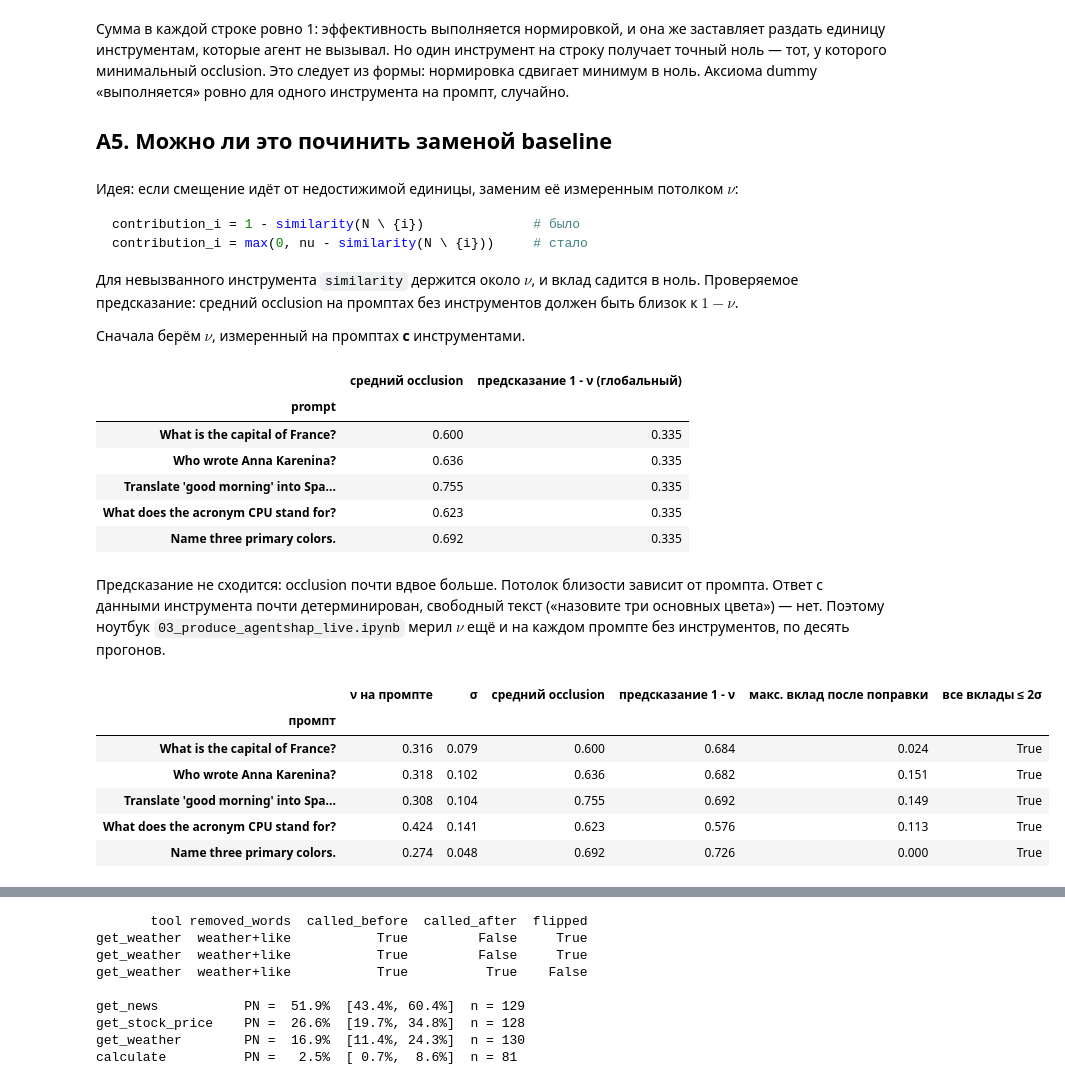
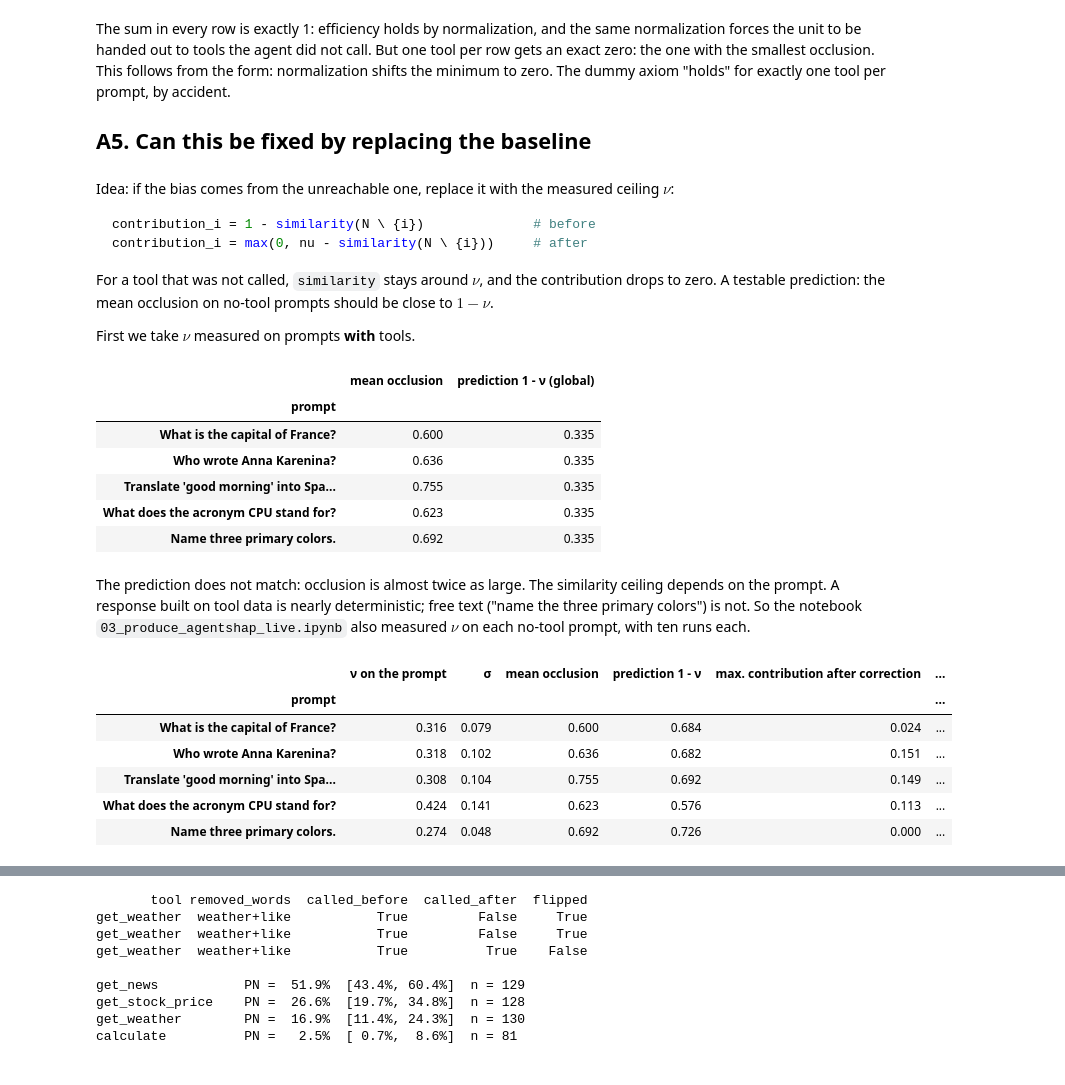
Before and after one commit to SadSabrina/ysda_agents, a Jupyter notebook: notebooks/02_agent_attribution.ipynb, the cells around one changed output, grey strips where cells are left out. Saved outputs shown, nothing was run; the diff lists cells and outputs as text; code cells hidden in the pictures.

````diff
--- a/notebooks/02_agent_attribution.ipynb
+++ b/notebooks/02_agent_attribution.ipynb
@@ -145,6 +145,6 @@ runs = pd.concat([finance, notool])
 check = []
 for prompt, g in runs.groupby("prompt", sort=False):
     closed = shapley_from_occlusion(tool_occlusion_importance(g, TOOL_NAMES))
-    check.append({"промпт": prompt[:45], "макс. расхождение": np.abs(closed - shap_lib.loc[prompt, TOOL_NAMES]).max()})
-pd.DataFrame(check).set_index("промпт")
+    check.append({"prompt": prompt[:45], "max. discrepancy": np.abs(closed - shap_lib.loc[prompt, TOOL_NAMES]).max()})
+pd.DataFrame(check).set_index("prompt")
 # %% [output]
@@ -276,36 +276,36 @@ Translate 'good morning' into Spanish.            0.0
 What does the acronym CPU stand for?              0.0
 Name three primary colors.                        1.0
 # %% [markdown]
-Сумма в каждой строке ровно 1: эффективность выполняется нормировкой, и она же
-заставляет раздать единицу инструментам, которые агент не вызывал. Но
-один инструмент на строку получает точный ноль — тот, у которого минимальный
-occlusion. Это следует из формы: нормировка сдвигает минимум в ноль.
-Аксиома dummy «выполняется» ровно для одного инструмента на промпт, случайно.
+The sum in every row is exactly 1: efficiency holds by normalization, and the same normalization
+forces the unit to be handed out to tools the agent did not call. But
+one tool per row gets an exact zero: the one with the smallest
+occlusion. This follows from the form: normalization shifts the minimum to zero.
+The dummy axiom "holds" for exactly one tool per prompt, by accident.
 
-## A5. Можно ли это починить заменой baseline
+## A5. Can this be fixed by replacing the baseline
 # %% [markdown]
-Идея: если смещение идёт от недостижимой единицы, заменим её измеренным
-потолком $\nu$:
+Idea: if the bias comes from the unreachable one, replace it with the measured
+ceiling $\nu$:
 
 ```python
-contribution_i = 1 - similarity(N \ {i})              # было
-contribution_i = max(0, nu - similarity(N \ {i}))     # стало
+contribution_i = 1 - similarity(N \ {i})              # before
+contribution_i = max(0, nu - similarity(N \ {i}))     # after
 ```
 
-Для невызванного инструмента `similarity` держится около $\nu$, и вклад
-садится в ноль. Проверяемое предсказание: средний occlusion на промптах
-без инструментов должен быть близок к $1 - \nu$.
+For a tool that was not called, `similarity` stays around $\nu$, and the contribution
+drops to zero. A testable prediction: the mean occlusion on no-tool prompts
+should be close to $1 - \nu$.
 
-Сначала берём $\nu$, измеренный на промптах **с** инструментами.
+First we take $\nu$ measured on prompts **with** tools.
 # %%
 check = pd.DataFrame({
-    "средний occlusion": notool.groupby("prompt", sort=False)
+    "mean occlusion": notool.groupby("prompt", sort=False)
         .apply(lambda g: tool_occlusion_importance(g, TOOL_NAMES).mean()),
 })
-check["предсказание 1 - ν (глобальный)"] = nf.bias
+check["prediction 1 - ν (global)"] = nf.bias
 check.round(3)
 # %% [output]
-|  | средний occlusion | предсказание 1 - ν (глобальный) |
+|  | mean occlusion | prediction 1 - ν (global) |
 | prompt |  |  |
 | What is the capital of France? | 0.600 | 0.335 |
 | Who wrote Anna Karenina? | 0.636 | 0.335 |
@@ -313,29 +313,29 @@ check.round(3)
 | What does the acronym CPU stand for? | 0.623 | 0.335 |
 | Name three primary colors. | 0.692 | 0.335 |
 # %% [markdown]
-Предсказание не сходится: occlusion почти вдвое больше. Потолок близости
-зависит от промпта. Ответ с данными инструмента почти детерминирован,
-свободный текст («назовите три основных цвета») — нет. Поэтому ноутбук `03_produce_agentshap_live.ipynb`
-мерил $\nu$ ещё и на каждом промпте без инструментов, по десять прогонов.
+The prediction does not match: occlusion is almost twice as large. The similarity ceiling
+depends on the prompt. A response built on tool data is nearly deterministic;
+free text ("name the three primary colors") is not. So the notebook `03_produce_agentshap_live.ipynb`
+also measured $\nu$ on each no-tool prompt, with ten runs each.
 # %%
 nf_p = {p: NoiseFloor(**d) for p, d in json.loads(open(DATA + "noise_floor_notool.json").read()).items()}
 
 rows = []
 for prompt, g in notool.groupby("prompt", sort=False):
     n = nf_p[prompt]
     corrected = corrected_contributions(g, TOOL_NAMES, n.nu)
-    rows.append({"промпт": prompt[:40], "ν на промпте": n.nu, "σ": n.sd,
-                 "средний occlusion": tool_occlusion_importance(g, TOOL_NAMES).mean(),
-                 "предсказание 1 - ν": 1 - n.nu,
-                 "макс. вклад после поправки": corrected.max(),
-                 "все вклады ≤ 2σ": bool((corrected <= 2 * n.sd).all())})
-pd.DataFrame(rows).set_index("промпт").round(3)
+    rows.append({"prompt": prompt[:40], "ν on the prompt": n.nu, "σ": n.sd,
+                 "mean occlusion": tool_occlusion_importance(g, TOOL_NAMES).mean(),
+                 "prediction 1 - ν": 1 - n.nu,
+                 "max. contribution after correction": corrected.max(),
+                 "all contributions ≤ 2σ": bool((corrected <= 2 * n.sd).all())})
+pd.DataFrame(rows).set_index("prompt").round(3)
 # %% [output]
-|  | ν на промпте | σ | средний occlusion | предсказание 1 - ν | макс. вклад после поправки | все вклады ≤ 2σ |
-| промпт |  |  |  |  |  |  |
-| What is the capital of France? | 0.316 | 0.079 | 0.600 | 0.684 | 0.024 | True |
-| Who wrote Anna Karenina? | 0.318 | 0.102 | 0.636 | 0.682 | 0.151 | True |
-| Translate 'good morning' into Spa... | 0.308 | 0.104 | 0.755 | 0.692 | 0.149 | True |
-| What does the acronym CPU stand for? | 0.424 | 0.141 | 0.623 | 0.576 | 0.113 | True |
-| Name three primary colors. | 0.274 | 0.048 | 0.692 | 0.726 | 0.000 | True |
+|  | ν on the prompt | σ | mean occlusion | prediction 1 - ν | max. contribution after correction | ... |
+| prompt |  |  |  |  |  | ... |
+| What is the capital of France? | 0.316 | 0.079 | 0.600 | 0.684 | 0.024 | ... |
+| Who wrote Anna Karenina? | 0.318 | 0.102 | 0.636 | 0.682 | 0.151 | ... |
+| Translate 'good morning' into Spa... | 0.308 | 0.104 | 0.755 | 0.692 | 0.149 | ... |
+| What does the acronym CPU stand for? | 0.424 | 0.141 | 0.623 | 0.576 | 0.113 | ... |
+| Name three primary colors. | 0.274 | 0.048 | 0.692 | 0.726 | 0.000 | ... |
 # %% [markdown]
````
Also changed, not shown: parts of 33 cells of this notebook, 21 other files.
